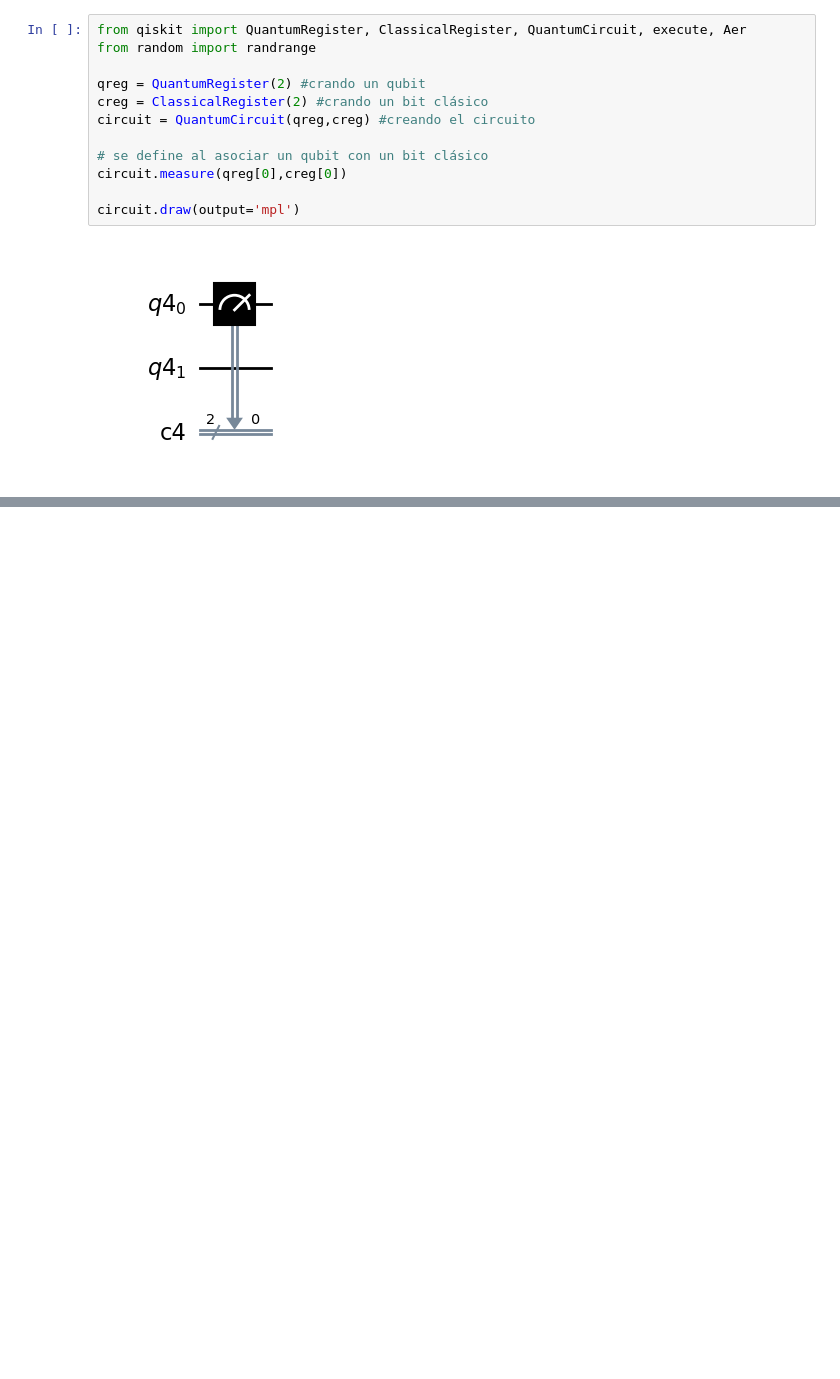
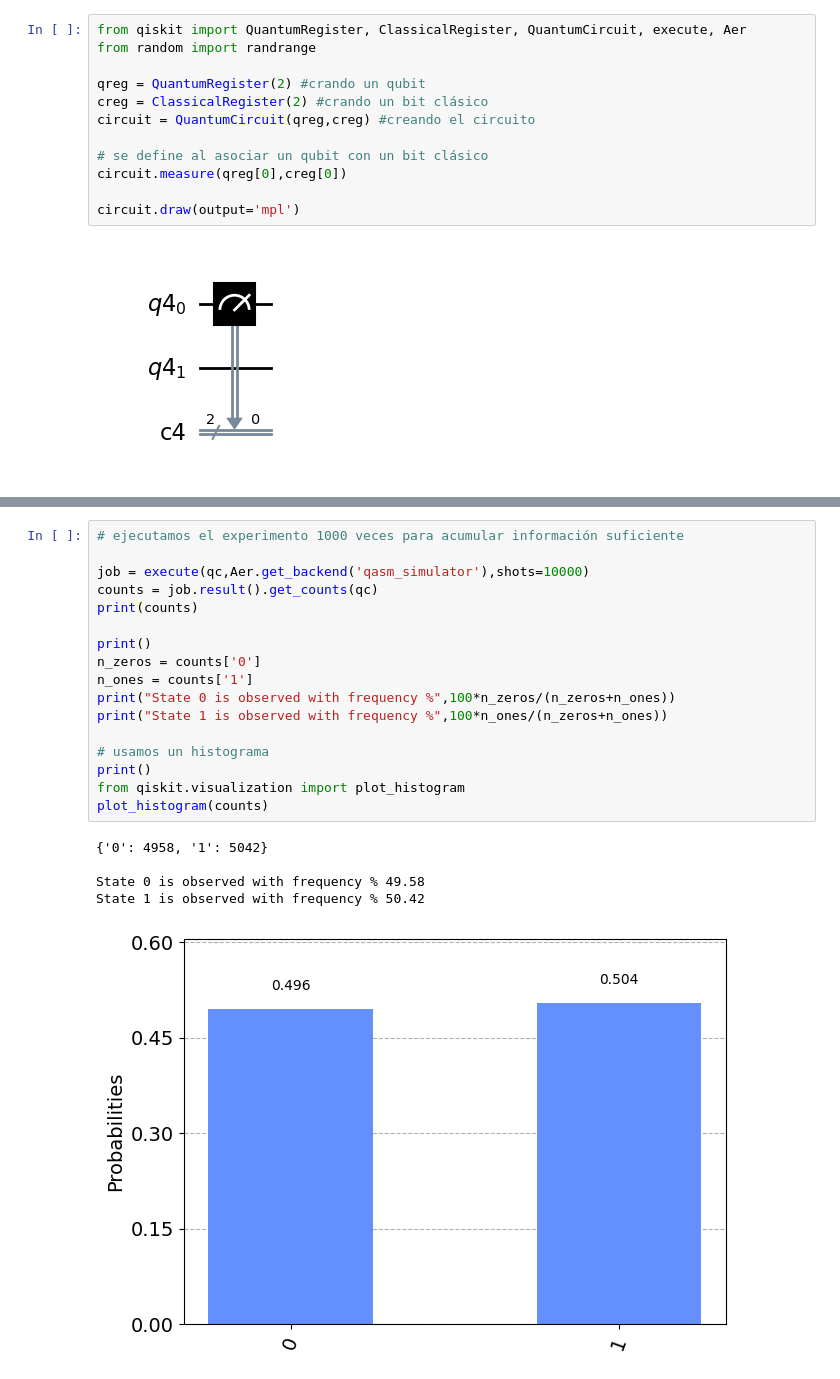
Before and after one commit to JoulesCH/computacion-cuantica, a Jupyter notebook: Charla-CIC Computación Cuántica.ipynb, the cells around one changed output, grey strips where cells are left out. Saved outputs shown, nothing was run; the diff lists cells and outputs as text; blank space fills up the shorter version.

```diff
--- a/Charla-CIC Computación Cuántica.ipynb
+++ b/Charla-CIC Computación Cuántica.ipynb
@@ -826,0 +930,23 @@ Cuando creamos un qubit, y lo medimos, el resultado se almacena en un bit clási
+# %%
+# ejecutamos el experimento 1000 veces para acumular información suficiente
+
+job = execute(qc,Aer.get_backend('qasm_simulator'),shots=10000)
+counts = job.result().get_counts(qc)
+print(counts)
+
+print()
+n_zeros = counts['0']
+n_ones = counts['1']
+print("State 0 is observed with frequency %",100*n_zeros/(n_zeros+n_ones))
+print("State 1 is observed with frequency %",100*n_ones/(n_zeros+n_ones))
+
+# usamos un histograma
+print()
+from qiskit.visualization import plot_histogram
+plot_histogram(counts)
+# %% [output]
+{'0': 4958, '1': 5042}
+
+State 0 is observed with frequency % 49.58
+State 1 is observed with frequency % 50.42
+[figure, added]
```
Also changed, not shown: parts of 12 cells of this notebook.
